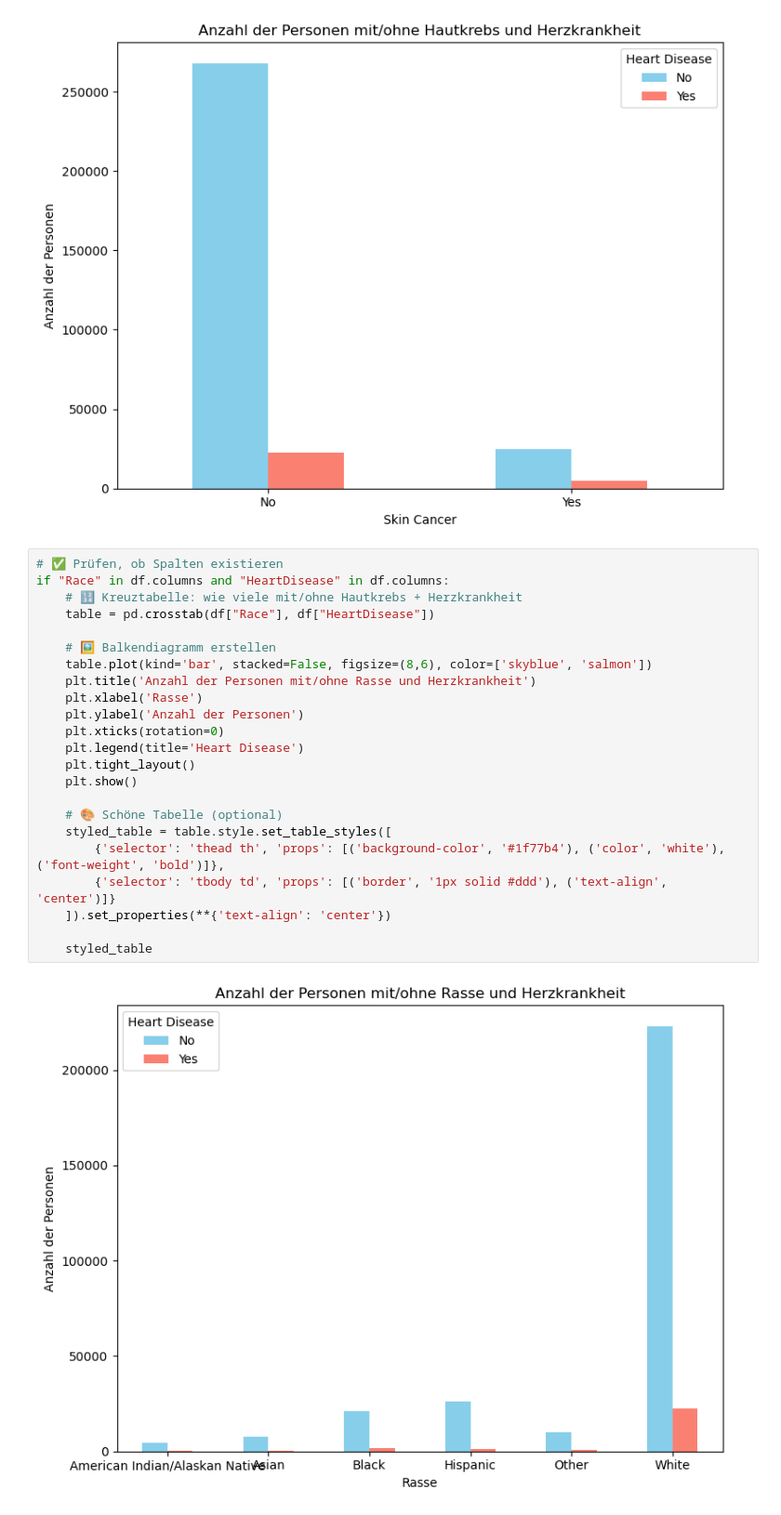
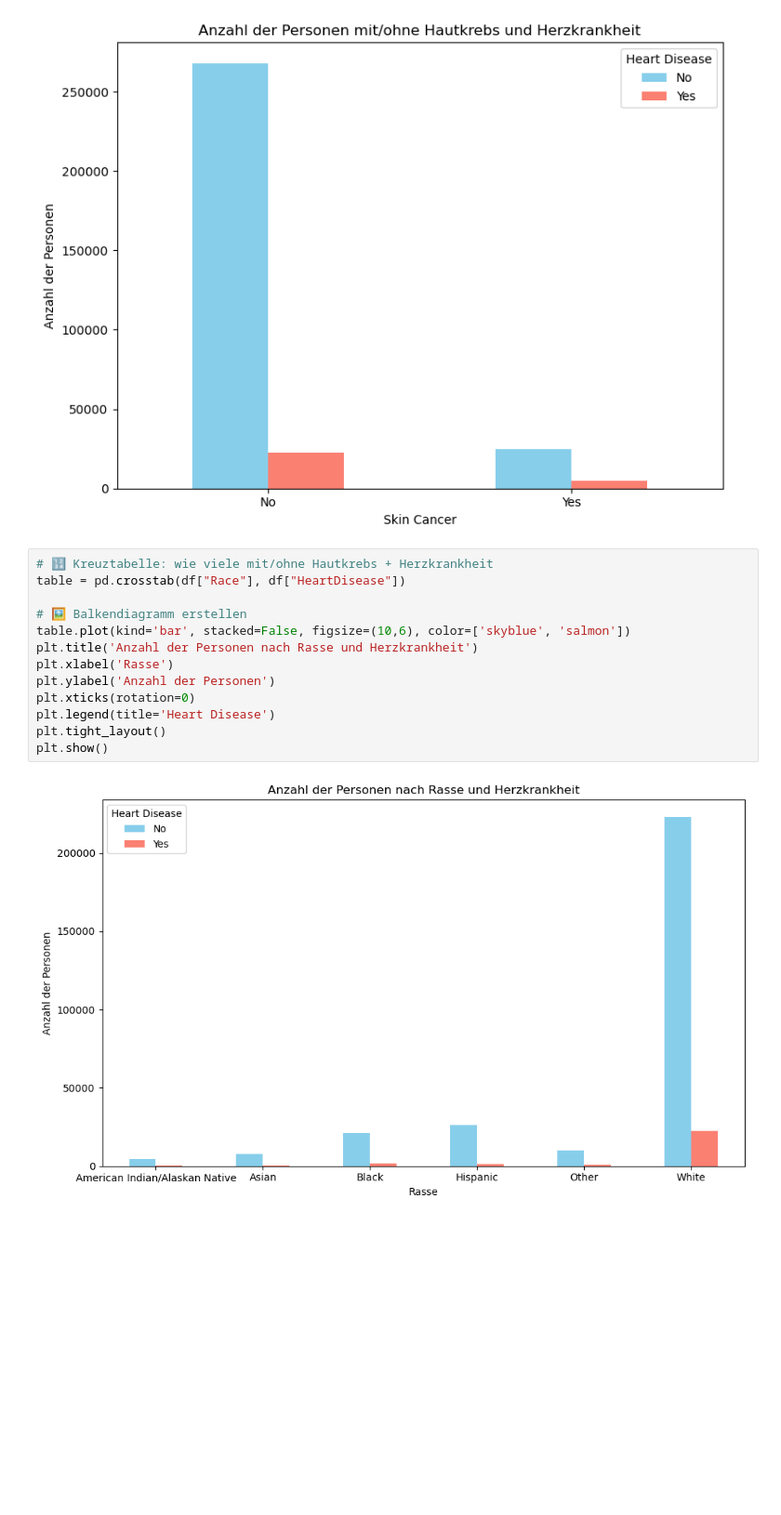
Before and after one commit to ManaTrooo/Asai-Projekt, a Jupyter notebook: heartDis.ipynb, the cells around one changed output. Shown at 93% size. Drawn from its saved outputs; the diff is of its cells as text; blank space fills up the shorter version.

```diff
--- a/Untitled.ipynb
+++ b/heartDis.ipynb
@@ -61,27 +61,17 @@ if "SkinCancer" in df.columns and "HeartDisease" in df.columns:
 # %% [output]
 [figure]
 # %%
-# ✅ Prüfen, ob Spalten existieren
-if "Race" in df.columns and "HeartDisease" in df.columns:
-    # 🔢 Kreuztabelle: wie viele mit/ohne Hautkrebs + Herzkrankheit
-    table = pd.crosstab(df["Race"], df["HeartDisease"])
+# 🔢 Kreuztabelle: wie viele mit/ohne Hautkrebs + Herzkrankheit
+table = pd.crosstab(df["Race"], df["HeartDisease"])
 
-    # 🖼️ Balkendiagramm erstellen
-    table.plot(kind='bar', stacked=False, figsize=(8,6), color=['skyblue', 'salmon'])
-    plt.title('Anzahl der Personen mit/ohne Rasse und Herzkrankheit')
-    plt.xlabel('Rasse')
-    plt.ylabel('Anzahl der Personen')
-    plt.xticks(rotation=0)
-    plt.legend(title='Heart Disease')
-    plt.tight_layout()
-    plt.show()
-
-    # 🎨 Schöne Tabelle (optional)
-    styled_table = table.style.set_table_styles([
-        {'selector': 'thead th', 'props': [('background-color', '#1f77b4'), ('color', 'white'), ('font-weight', 'bold')]},
-        {'selector': 'tbody td', 'props': [('border', '1px solid #ddd'), ('text-align', 'center')]}
-    ]).set_properties(**{'text-align': 'center'})
-
-    styled_table
+# 🖼️ Balkendiagramm erstellen
+table.plot(kind='bar', stacked=False, figsize=(10,6), color=['skyblue', 'salmon'])
+plt.title('Anzahl der Personen nach Rasse und Herzkrankheit')
+plt.xlabel('Rasse')
+plt.ylabel('Anzahl der Personen')
+plt.xticks(rotation=0)
+plt.legend(title='Heart Disease')
+plt.tight_layout()
+plt.show()
 # %% [output]
-[figure, old version]
+[figure, new version]
```
Also changed, not shown: parts of 5 cells of this notebook.
